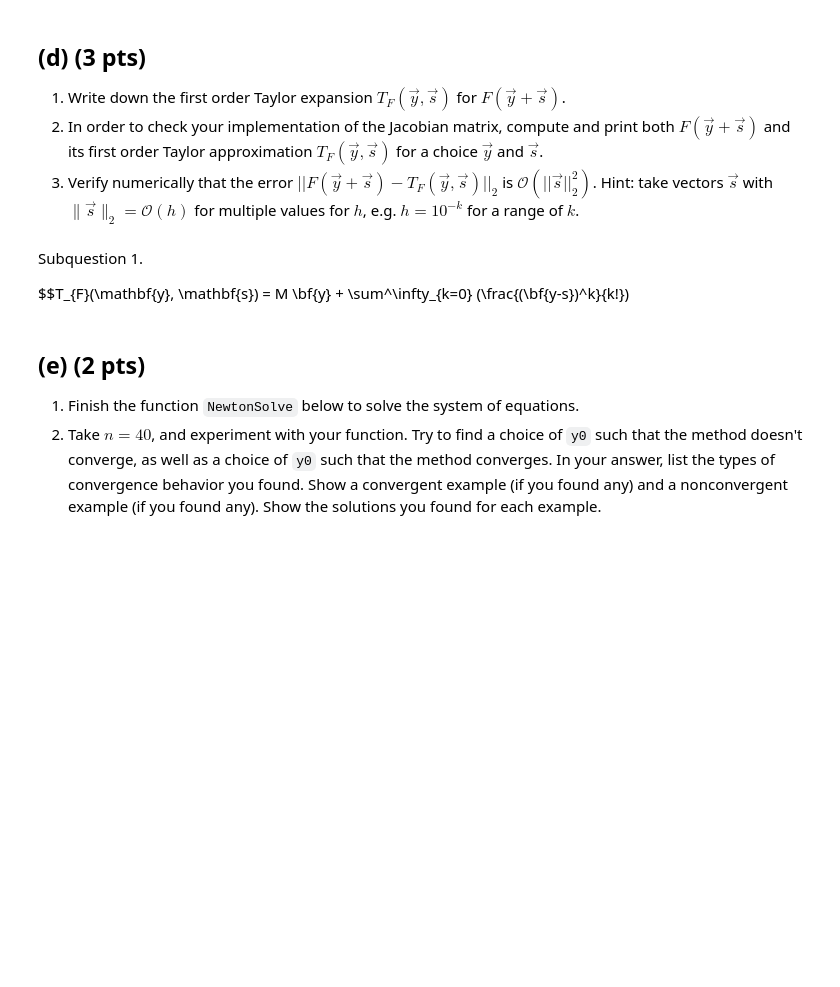
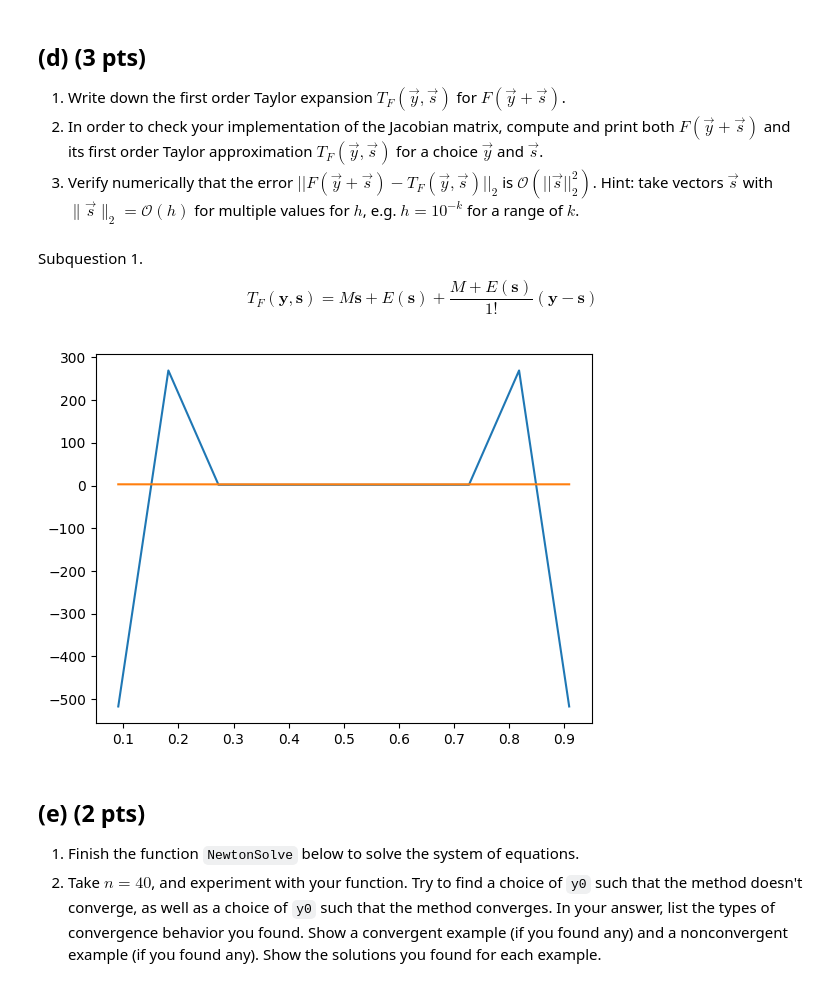
Before and after one commit to jonas4climate/na-assignment1, a Jupyter notebook: hw4_2023.ipynb, the cells around one changed output. Cells and saved outputs as stored; diff of their text form; code cells hidden in the pictures; blank space fills up the shorter version.

Commit message:
taylor and newton had a baby

```diff
--- a/hw4_2023.ipynb
+++ b/hw4_2023.ipynb
@@ -211,5 +212,4 @@ plt.show()
 3. Verify numerically that the error $||F(\vec y + \vec s) - T_F(\vec y, \vec s)||_2$ is $\mathcal O(||\vec s||_2^2)$. Hint: take vectors $\vec s$ with $\|\vec s\|_2 = \mathcal O(h)$  for multiple values for $h$, e.g. $h = 10^{-k}$ for a range of $k$.
 # %% [markdown]
 Subquestion 1.
-<!-- $$T_{F}(\mathbf{y}, \mathbf{s}) = M \mathbf{y} + E(\mathbf{y}) + \frac{M + E(\mathbf{y})}{1!}(\mathbf{y} - \mathbf{s}) + \frac{E(\mathbf{y})}{2!}(\mathbf{y} - \mathbf{s})^2$$ -->
-$$T_{F}(\mathbf{y}, \mathbf{s}) = M \bf{y} + \sum^\infty_{k=0} (\frac{(\bf{y-s})^k}{k!})
+$$T_{F}(\mathbf{y}, \mathbf{s}) = M \mathbf{s} + E(\mathbf{s}) + \frac{M + E(\mathbf{s})}{1!}(\mathbf{y} - \mathbf{s}) $$
@@ -220,3 +216,17 @@ $$T_{F}(\mathbf{y}, \mathbf{s}) = M \bf{y} + \sum^\infty_{k=0} (\frac{(\bf{y-s})
+# %%
+# Subquestions 2 and 3.
+def TaylorF(y, h):
+    '''Returns Taylor approximation of F at y with step size h'''
+    return F(h) * JacobianF(h) @ (y-h)
+
+
+s = np.repeat(0.1, n)
+
+plt.plot(steps, TaylorF(exact_y, s), label='Taylor')
+plt.plot(steps, approx_data, label='approx')
+plt.show()
+# %% [output]
+[figure, added]
 # %% [markdown]
 ## (e) (2 pts)
 1. Finish the function `NewtonSolve` below to solve the system of equations.
```
Also changed, not shown: parts of 3 cells of this notebook.
